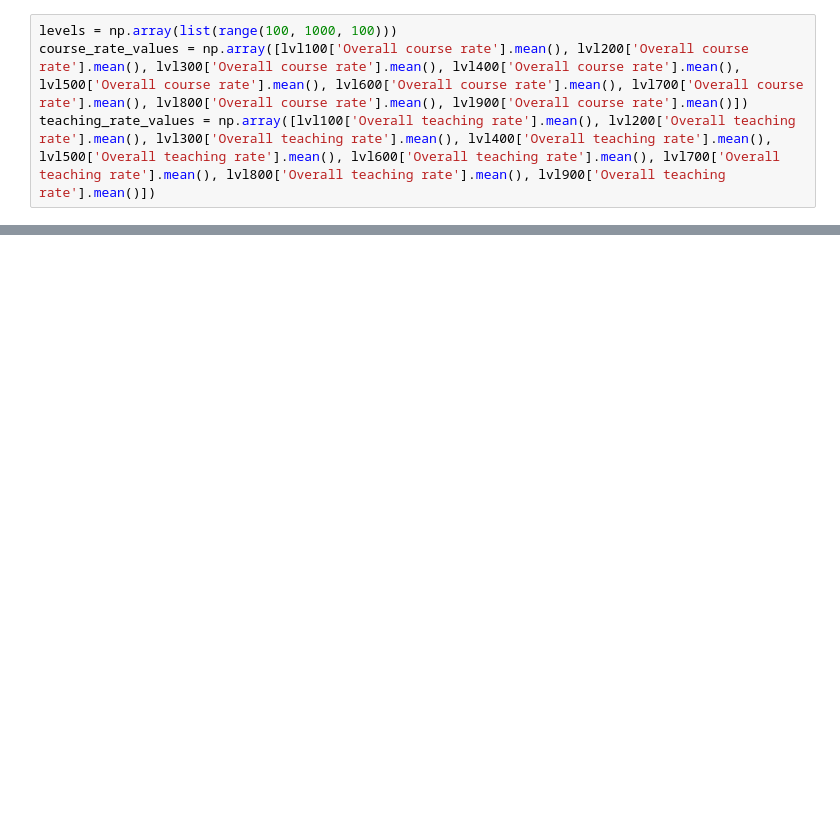
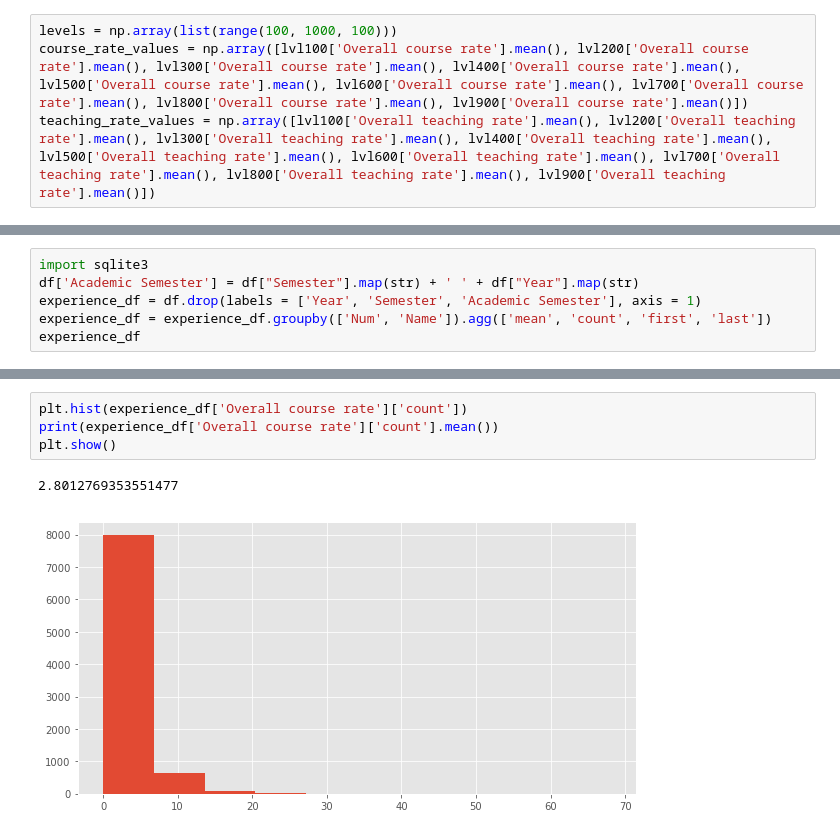
Before and after one commit to judyzhang25/fce, a Jupyter notebook: FCE_data.ipynb, the cells around one changed output, grey strips where cells are left out. Drawn from its saved outputs; the diff is of its cells as text; blank space fills up the shorter version.

Commit message:
years of experience

```diff
--- a/FCE_data.ipynb
+++ b/FCE_data.ipynb
@@ -571,0 +402,6 @@ plt.show()
+# %%
+import sqlite3
+df['Academic Semester'] = df["Semester"].map(str) + ' ' + df["Year"].map(str)
+experience_df = df.drop(labels = ['Year', 'Semester', 'Academic Semester'], axis = 1)
+experience_df = experience_df.groupby(['Num', 'Name']).agg(['mean', 'count', 'first', 'last'])
+experience_df
@@ -571,0 +429,7 @@ plt.show()
+# %%
+plt.hist(experience_df['Overall course rate']['count'])
+print(experience_df['Overall course rate']['count'].mean())
+plt.show()
+# %% [output]
+2.8012769353551477
+[figure, added]
```
Also changed, not shown: parts of 58 cells of this notebook.
